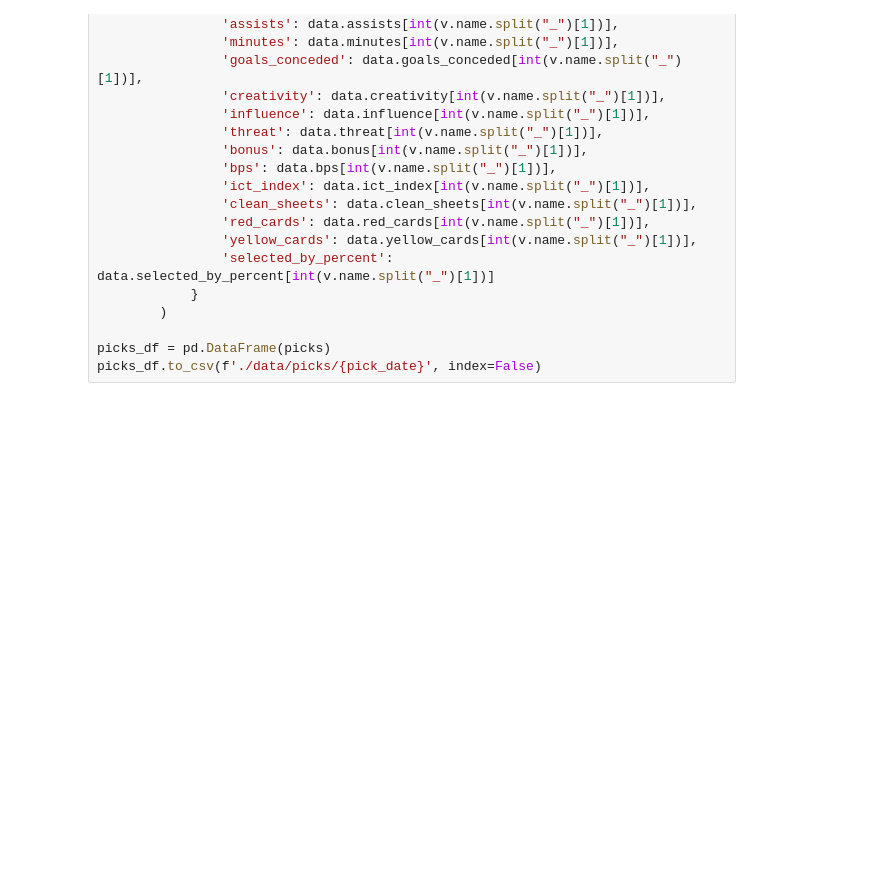
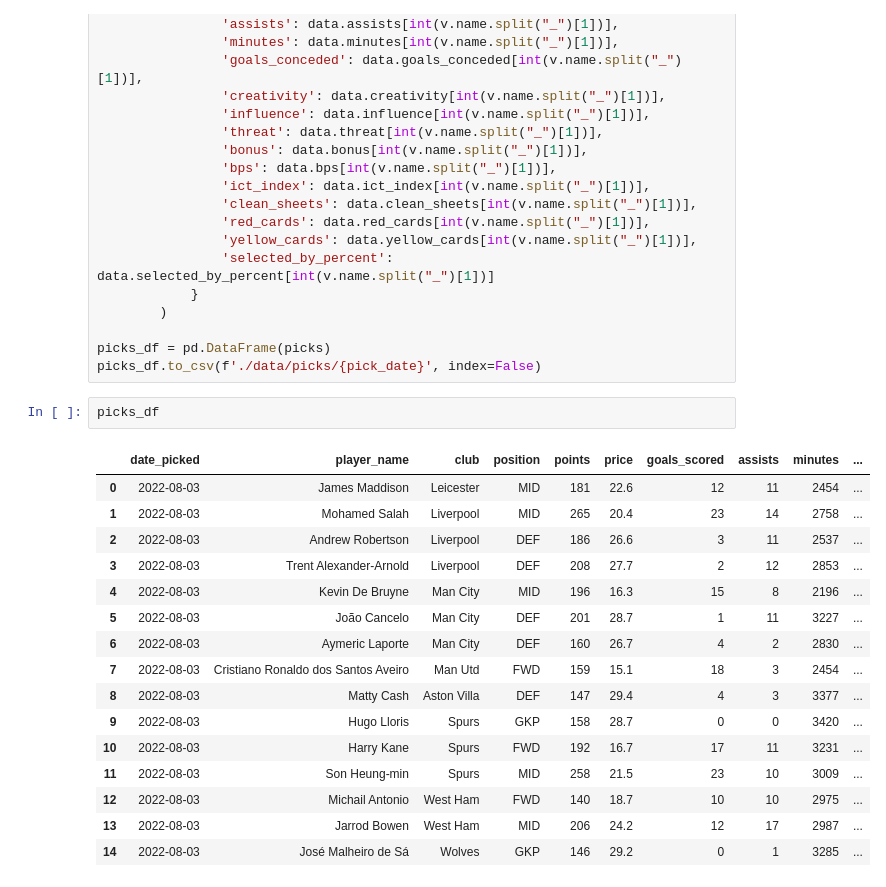
Before and after one commit to MOB83/fpl-team-picker, a Jupyter notebook: scratch.ipynb, the cells around one changed output. Drawn from its saved outputs; the diff is of its cells as text; blank space fills up the shorter version.

```diff
--- a/scratch.ipynb
+++ b/scratch.ipynb
@@ -245,3 +245,22 @@ for v in prob.variables():
 
 picks_df = pd.DataFrame(picks)
 picks_df.to_csv(f'./data/picks/{pick_date}', index=False)
+# %%
+picks_df
+# %% [output]
+|  | date_picked | player_name | club | position | points | price | goals_scored | assists | minutes | ... |
+| 0 | 2022-08-03 | James Maddison | Leicester | MID | 181 | 22.6 | 12 | 11 | 2454 | ... |
+| 1 | 2022-08-03 | Mohamed Salah | Liverpool | MID | 265 | 20.4 | 23 | 14 | 2758 | ... |
+| 2 | 2022-08-03 | Andrew Robertson | Liverpool | DEF | 186 | 26.6 | 3 | 11 | 2537 | ... |
+| 3 | 2022-08-03 | Trent Alexander-Arnold | Liverpool | DEF | 208 | 27.7 | 2 | 12 | 2853 | ... |
+| 4 | 2022-08-03 | Kevin De Bruyne | Man City | MID | 196 | 16.3 | 15 | 8 | 2196 | ... |
+| 5 | 2022-08-03 | João Cancelo | Man City | DEF | 201 | 28.7 | 1 | 11 | 3227 | ... |
+| 6 | 2022-08-03 | Aymeric Laporte | Man City | DEF | 160 | 26.7 | 4 | 2 | 2830 | ... |
+| 7 | 2022-08-03 | Cristiano Ronaldo dos Santos Aveiro | Man Utd | FWD | 159 | 15.1 | 18 | 3 | 2454 | ... |
+| 8 | 2022-08-03 | Matty Cash | Aston Villa | DEF | 147 | 29.4 | 4 | 3 | 3377 | ... |
+| 9 | 2022-08-03 | Hugo Lloris | Spurs | GKP | 158 | 28.7 | 0 | 0 | 3420 | ... |
+| 10 | 2022-08-03 | Harry Kane | Spurs | FWD | 192 | 16.7 | 17 | 11 | 3231 | ... |
+| 11 | 2022-08-03 | Son Heung-min | Spurs | MID | 258 | 21.5 | 23 | 10 | 3009 | ... |
+| 12 | 2022-08-03 | Michail Antonio | West Ham | FWD | 140 | 18.7 | 10 | 10 | 2975 | ... |
+| 13 | 2022-08-03 | Jarrod Bowen | West Ham | MID | 206 | 24.2 | 12 | 17 | 2987 | ... |
+| 14 | 2022-08-03 | José Malheiro de Sá | Wolves | GKP | 146 | 29.2 | 0 | 1 | 3285 | ... |
```
Also changed, not shown: parts of 2 cells of this notebook.
